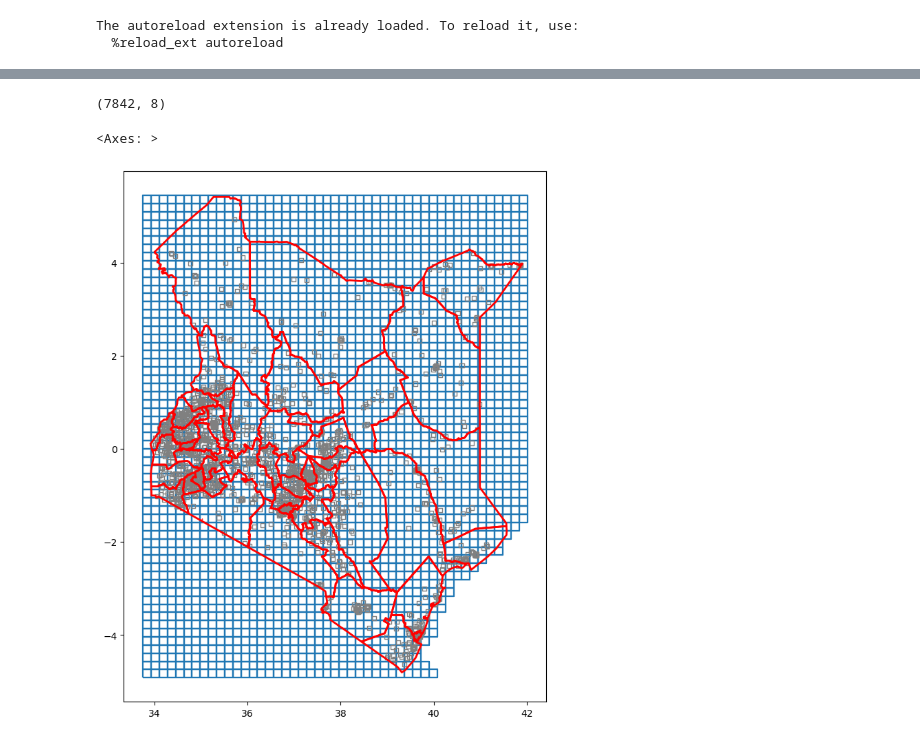
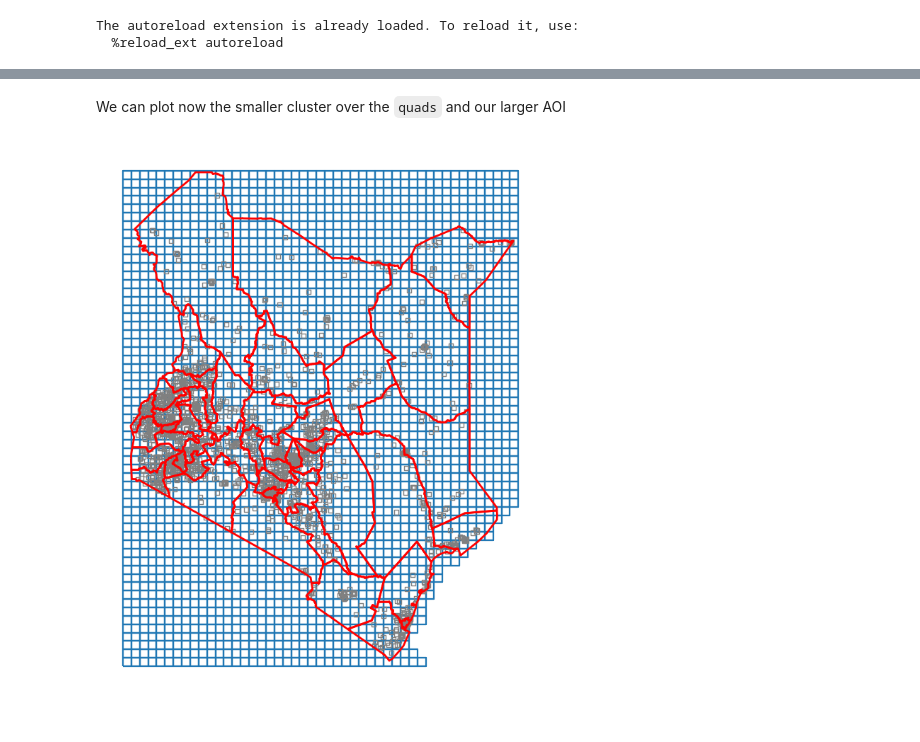
Before and after one commit to echolab-stanford/planet_download, a Jupyter notebook: examples/examples_api.ipynb, the cells around one changed output, grey strips where cells are left out. Saved outputs shown, nothing was run; the diff lists cells and outputs as text; code cells hidden in the pictures.

```diff
--- a/examples/examples_api.ipynb
+++ b/examples/examples_api.ipynb
@@ -6,0 +16,11 @@ The autoreload extension is already loaded. To reload it, use:
+# %%
+client = BasemapsClient()
+
+kenya = gpd.read_file("kenya.geojson")
+bounds_kenya = kenya.total_bounds
+
+start_date = "2020-01-01"
+end_date = "2020-12-31"
+
+series = client.series(name="Global Quarterly")
+mosaics = list(series.mosaics(start_date=start_date, end_date=end_date))
@@ -6,0 +29,4 @@ The autoreload extension is already loaded. To reload it, use:
+# %%
+quads, df = series.all_quads_overlap(
+    start_date=start_date, end_date=end_date, bbox=bounds_kenya
+)
@@ -119,29 +66,11 @@ dict(quads[0])
-# %%
-from shapely.geometry import box
-
-# Transform to a geopandas DataFrame
-cols = [
-    "id",
-    "coverage",
-    "bounds",
-    "mosaic_name",
-    "x",
-    "y",
-    "level",
-]
-df = pd.DataFrame([dict(d) for d in quads], columns=cols)
-df["geometry"] = df.bounds.apply(lambda x: box(*x))
-df = gpd.GeoDataFrame(df, geometry="geometry", crs="EPSG:4326")
-df.shape
-# %% [output]
-(7842, 8)
+# %% [markdown]
+We can plot now the smaller cluster over the `quads` and our larger AOI
 # %%
-import matplotlib.pyplot as plt
-
 fig, ax = plt.subplots(figsize=(10, 10))
 df.boundary.plot(ax=ax)
 labels.boundary.plot(ax=ax, color="gray", linewidth=1)
 kenya.boundary.plot(ax=ax, color="red", linewidth=2)
+
+ax.set_axis_off()
 # %% [output]
-<Axes: >
-[figure, old version]
+[figure, new version]
```
Also changed, not shown: parts of 26 cells of this notebook, 1 other file.
